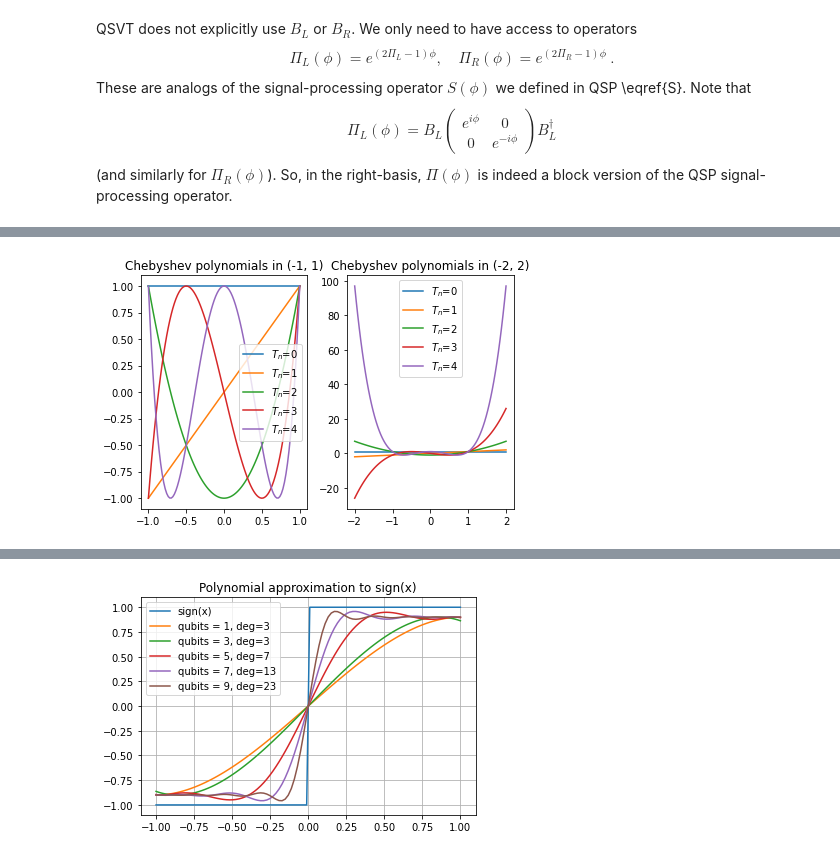
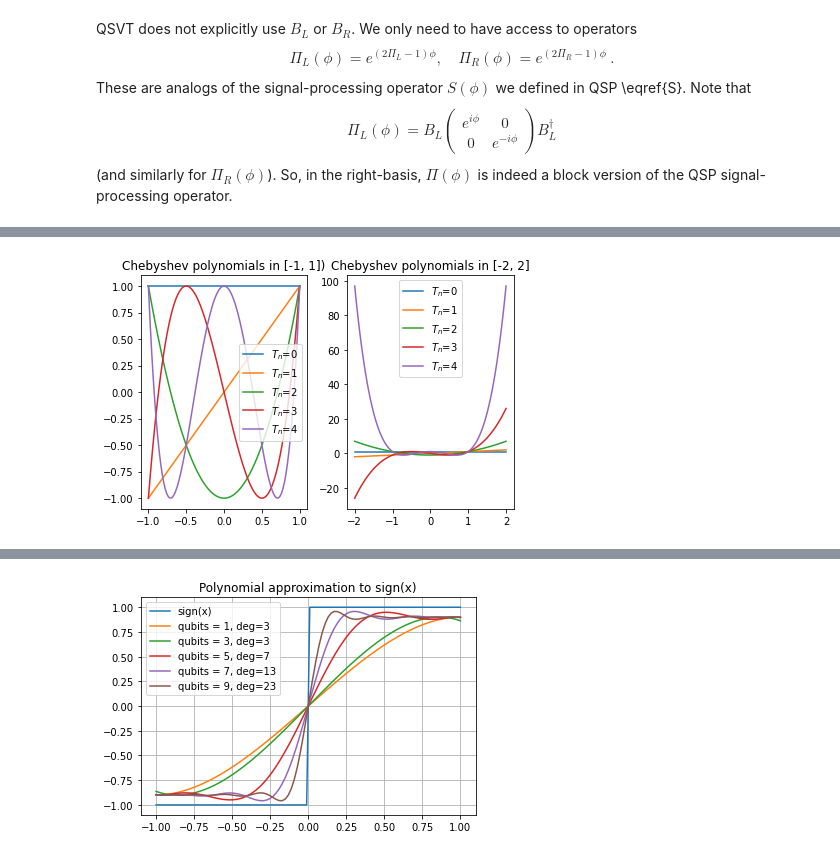
Before and after one commit to idnm/blog, a Jupyter notebook: posts/quantum_singular_value_transformation_intro/index.ipynb, the cells around one changed output, grey strips where cells are left out. Cells and saved outputs as stored; diff of their text form; code cells hidden in the pictures.

```diff
--- a/posts/quantum_singular_value_transformation_intro/index.ipynb
+++ b/posts/quantum_singular_value_transformation_intro/index.ipynb
@@ -419,16 +457,18 @@ To capture a behavior over a certain range of values, instead of a vicinity of a
 # %%
+#| code-fold: true
+
 plt.subplot(1, 2, 1)
 x = np.linspace(-1, 1, 100)
 for n in range(5):
     plt.plot(x, plt.np.polynomial.Chebyshev.basis(n)(x), label=f'$T_n$={n}')
-plt.title('Chebyshev polynomials in (-1, 1)')
+plt.title('Chebyshev polynomials in [-1, 1])')
 plt.legend();
 plt.subplot(1, 2, 2)
 x = np.linspace(-2, 2, 100)
 for n in range(5):
     plt.plot(x, plt.np.polynomial.Chebyshev.basis(n)(x), label=f'$T_n$={n}')
-plt.title('Chebyshev polynomials in (-2, 2)')
+plt.title('Chebyshev polynomials in [-2, 2]')
 plt.legend();
 plt.tight_layout()
 # %% [output]
-[figure, old version]
+[figure, new version]
```
Also changed, not shown: parts of 42 cells of this notebook, 14 other files.
